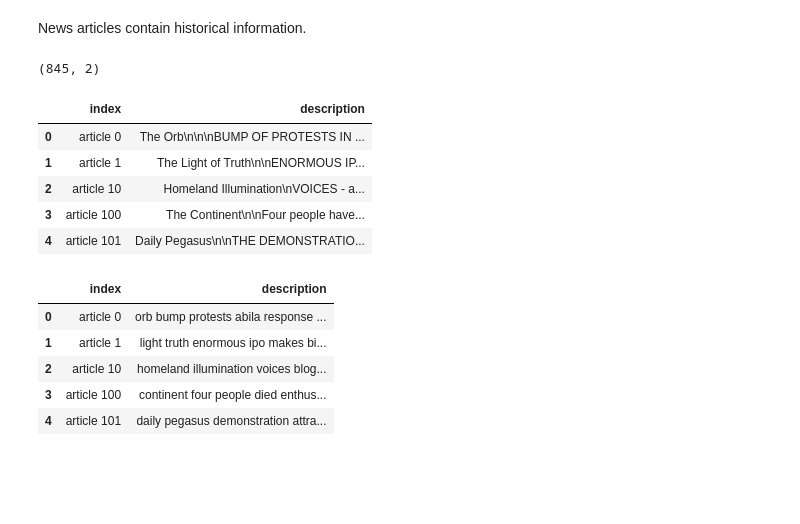
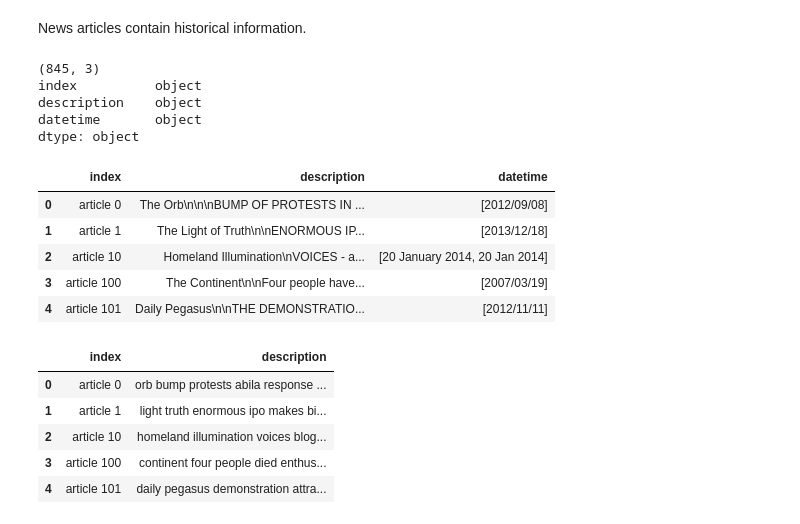
Before and after one commit to hypothetical-lemon/COMP4449-capstone, a Jupyter notebook: final/KronosKidnapping/heather_lemon_final_kidnappingreport.ipynb, the cells around one changed output. Drawn from its saved outputs; the diff is of its cells as text; code cells hidden in the pictures; blank space fills up the shorter version.

Commit message:
add datetimestamp

```diff
--- a/final/KronosKidnapping/heather_lemon_final_kidnappingreport.ipynb
+++ b/final/KronosKidnapping/heather_lemon_final_kidnappingreport.ipynb
@@ -224,46 +224,60 @@ def extract_article_name(name) -> str:
         str: shorten file name
     """
     return "article " + re.sub(pattern=r"\.+.*", repl="", string=name)
+
+def extract_datetime(file) -> list:
+    """
+    Extract datetime of news article for timeline
+    Params: article to parse
+    Returns: list of matches or empty list if no matches
+    """
+    return re.findall(r'\d+/\d+/\d+', file) or re.findall(r'\d+ \w+ \d+', file)
 
 def extract_data(rootdir, news_article) -> dict:
     """
     Params:
         rootdir (Path): path to search for article files
         news_article (dict): empty dict to fill of <article, description>
     Returns:
         news_article: full <article, description> dict
     """
     assert os.path.exists(rootdir)
     for subdir, dirs, files in os.walk(rootdir):
         assert os.path.exists(subdir)
         for file in files:
             if file.__contains__('txt'):
                 nav_file = os.path.join(subdir, file)
                 with open(nav_file, 'r') as datafile:
                     try:
                         news_name = extract_article_name(file)
                         news_article[news_name] = datafile.read()
                         datafile.close()
                     except Exception as ex:
                         print("Failed to parse article: ", ex)
                         continue
     return news_article
 
 news_article = {}
 rootdir = 'articles/'
 news_article = extract_data(rootdir, news_article)
 articles_df = pd.DataFrame.from_dict(data=news_article, orient='index', columns=['description'])
+articles_df['datetime'] = articles_df['description'].apply(lambda x: extract_datetime(x))
 articles_df.reset_index(inplace=True)
 print(articles_df.shape)
+print(articles_df.dtypes)
 articles_df.head()
 # %% [output]
-(845, 2)
+(845, 3)
+index          object
+description    object
+datetime       object
+dtype: object
-|  | index | description |
-| 0 | article 0 | The Orb\n\n\nBUMP OF PROTESTS IN ... |
-| 1 | article 1 | The Light of Truth\n\nENORMOUS IP... |
-| 2 | article 10 | Homeland Illumination\nVOICES - a... |
-| 3 | article 100 | The Continent\n\nFour people have... |
-| 4 | article 101 | Daily Pegasus\n\nTHE DEMONSTRATIO... |
+|  | index | description | datetime |
+| 0 | article 0 | The Orb\n\n\nBUMP OF PROTESTS IN ... | [2012/09/08] |
+| 1 | article 1 | The Light of Truth\n\nENORMOUS IP... | [2013/12/18] |
+| 2 | article 10 | Homeland Illumination\nVOICES - a... | [20 January 2014, 20 Jan 2014] |
+| 3 | article 100 | The Continent\n\nFour people have... | [2007/03/19] |
+| 4 | article 101 | Daily Pegasus\n\nTHE DEMONSTRATIO... | [2012/11/11] |
 # %%
 articles_df['description'] = articles_df['description'].apply(clean, stopwords=sw)
 articles_df.head()
```
Also changed, not shown: parts of 4 cells of this notebook.
